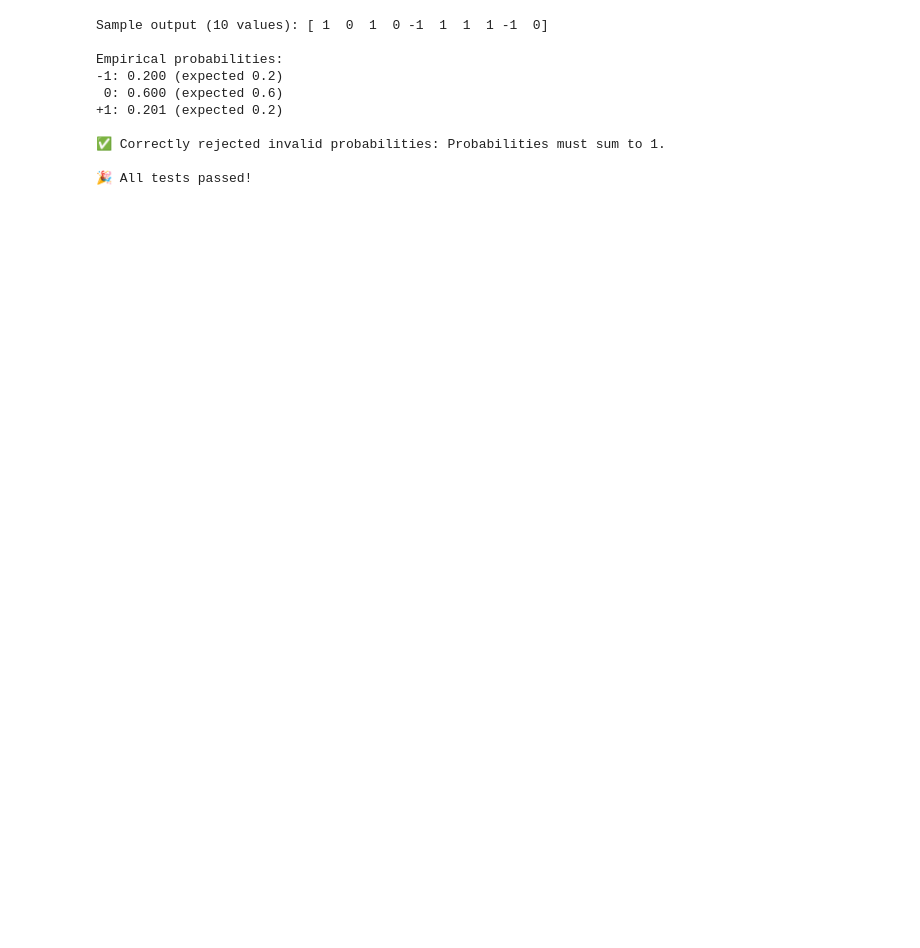
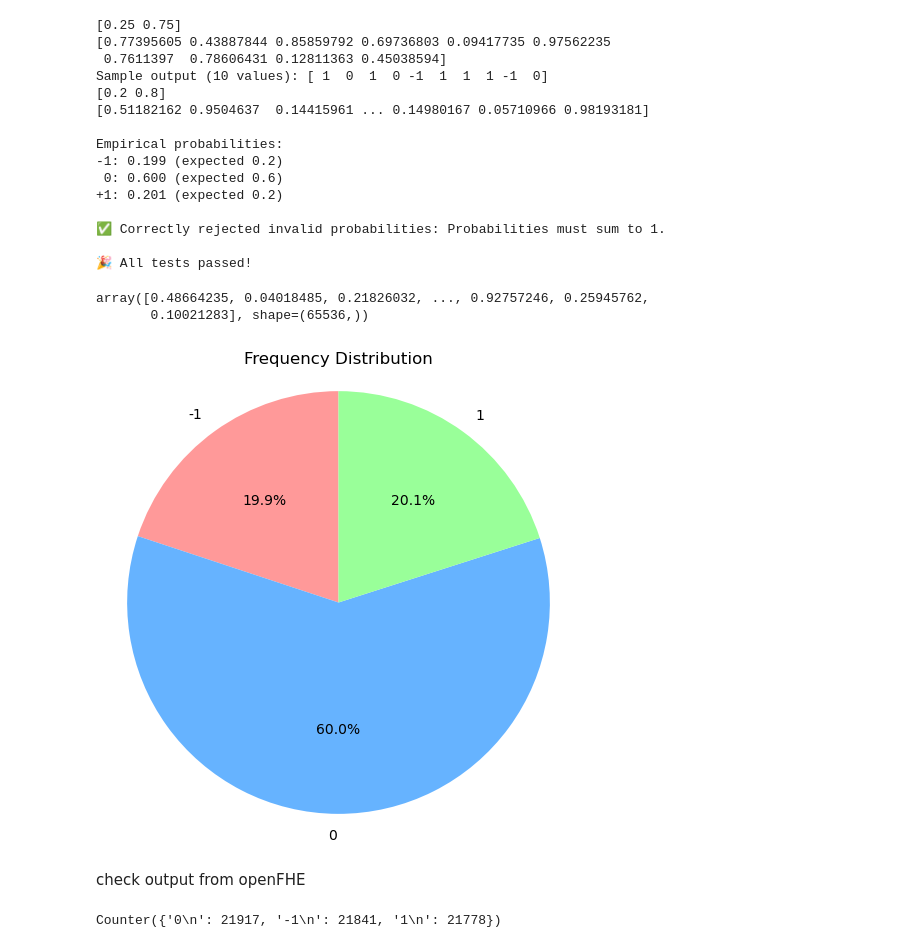
Before and after one commit to muhammadoginh/unified_random_sampler, a Jupyter notebook: ternary_sampler.ipynb, the cells around one changed output. Cells and saved outputs as stored; diff of their text form; code cells hidden in the pictures; blank space fills up the shorter version.

```diff
--- a/ternary_sampler.ipynb
+++ b/ternary_sampler.ipynb
@@ -27,25 +41,4 @@ def sample_ternary(n: int,
 # %%
-import numpy as np
-
-# Paste your function here (or import it)
-def sample_ternary(n: int,
-                   p_minus: float = 0.25,
-                   p_zero: float = 0.50,
-                   p_plus: float = 0.25,
-                   rng: np.random.Generator | None = None) -> np.ndarray:
-    if rng is None:
-        rng = np.random.default_rng()
-    if abs((p_minus + p_zero + p_plus) - 1.0) > 1e-12:
-        raise ValueError("Probabilities must sum to 1.")
-    edges = np.array([p_minus, p_minus + p_zero], dtype=np.float64)
-    u = rng.random(n)
-    out = np.empty(n, dtype=np.int8)
-    out[:] = 1
-    out[u < edges[0]] = -1
-    out[(u >= edges[0]) & (u < edges[1])] = 0
-    return out.astype(np.int8)
-
-
 # ------------------------------
 # Simple Test
 # ------------------------------
@@ -56,7 +49,7 @@ if __name__ == "__main__":
     assert set(np.unique(samples)).issubset({-1, 0, 1}), "Invalid values!"
 
     # Test 2: Probability check (large N)
-    N = 100_000
+    N = 1 << 16
     s = sample_ternary(N, p_minus=0.2, p_zero=0.6, p_plus=0.2, rng=np.random.default_rng(1))
     vals, counts = np.unique(s, return_counts=True)
     probs = dict(zip(vals, counts / N))
@@ -74,10 +67,15 @@ if __name__ == "__main__":
 
     print("\n🎉 All tests passed!")
 # %% [output]
+[0.25 0.75]
+[0.77395605 0.43887844 0.85859792 0.69736803 0.09417735 0.97562235
+ 0.7611397  0.78606431 0.12811363 0.45038594]
 Sample output (10 values): [ 1  0  1  0 -1  1  1  1 -1  0]
+[0.2 0.8]
+[0.51182162 0.9504637  0.14415961 ... 0.14980167 0.05710966 0.98193181]
 
 Empirical probabilities:
--1: 0.200 (expected 0.2)
+-1: 0.199 (expected 0.2)
  0: 0.600 (expected 0.6)
 +1: 0.201 (expected 0.2)
 
@@ -86,0 +87,32 @@ Empirical probabilities:
+# %%
+rng.random(1<<16)
+# %% [output]
+array([0.48664235, 0.04018485, 0.21826032, ..., 0.92757246, 0.25945762,
+       0.10021283], shape=(65536,))
+# %%
+import numpy as np
+import matplotlib.pyplot as plt
+
+# Example: your NumPy ndarray (replace this with your actual array)
+arr = s
+
+# 1. Count frequencies of unique values
+unique_vals, counts = np.unique(arr, return_counts=True)
+
+# 2. Create a pie chart
+plt.figure(figsize=(6, 6))
+plt.pie(
+    counts,
+    labels=unique_vals,
+    autopct='%1.1f%%',      # Show percentages
+    startangle=90,          # Rotate start angle
+    colors=['#ff9999', '#66b3ff', '#99ff99']  # Optional: custom colors
+)
+
+plt.title("Frequency Distribution")
+plt.axis('equal')  # Ensure pie is circular
+plt.show()
+# %% [output]
+[figure, added]
+# %% [markdown]
+check output from openFHE
@@ -86,0 +122,14 @@ Empirical probabilities:
+# %%
+start_line = 7   # first line to read (1-based index)
+end_line = 7+65535     # last line to read
+with open("test.txt", "r") as file:
+    lines = file.readlines()
+
+selected_lines = lines[start_line - 1:end_line]
+
+# for line in selected_lines:
+#     print(line.strip())  # remove newline characters
+
+Counter(selected_lines)
+# %% [output]
+Counter({'0\n': 21917, '-1\n': 21841, '1\n': 21778})
```
Also changed, not shown: parts of 14 cells of this notebook, 8 other files.
